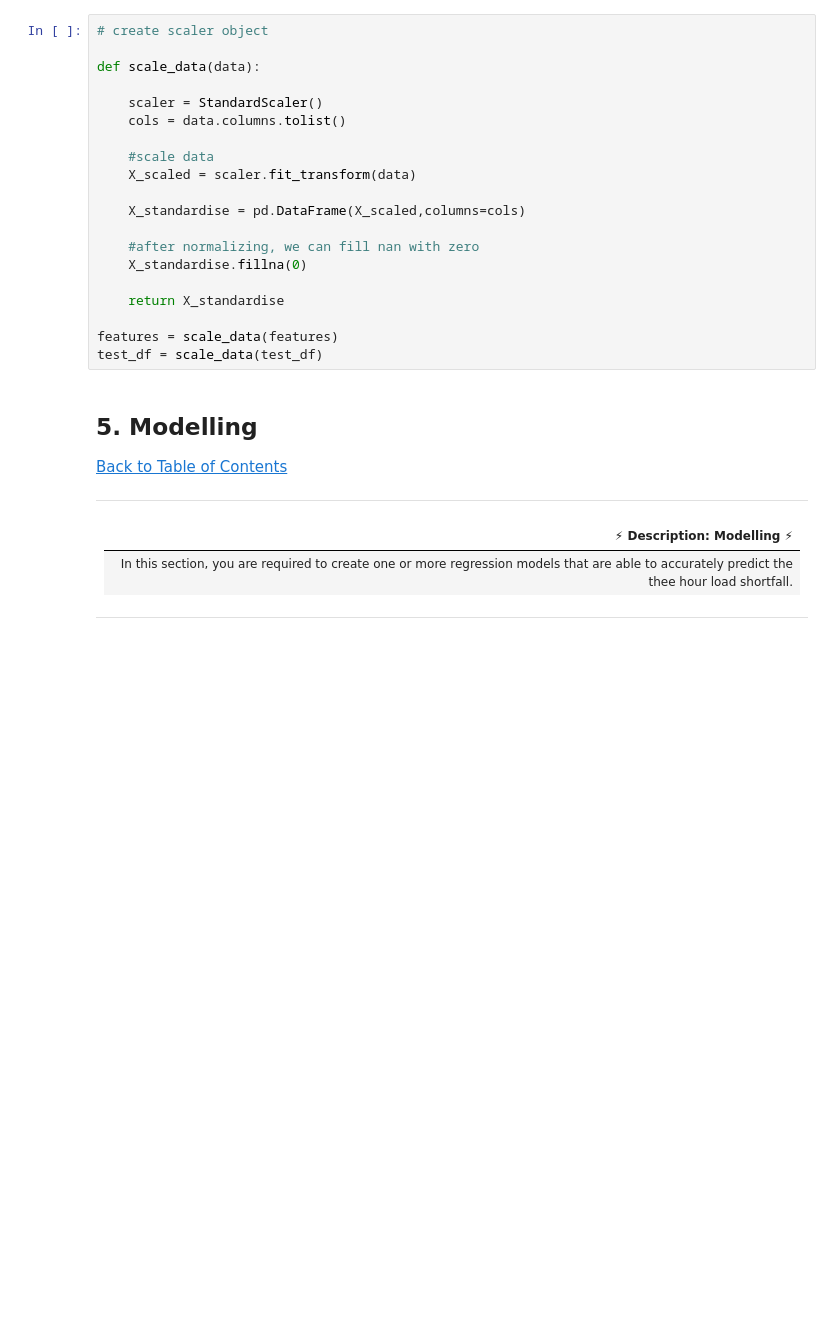
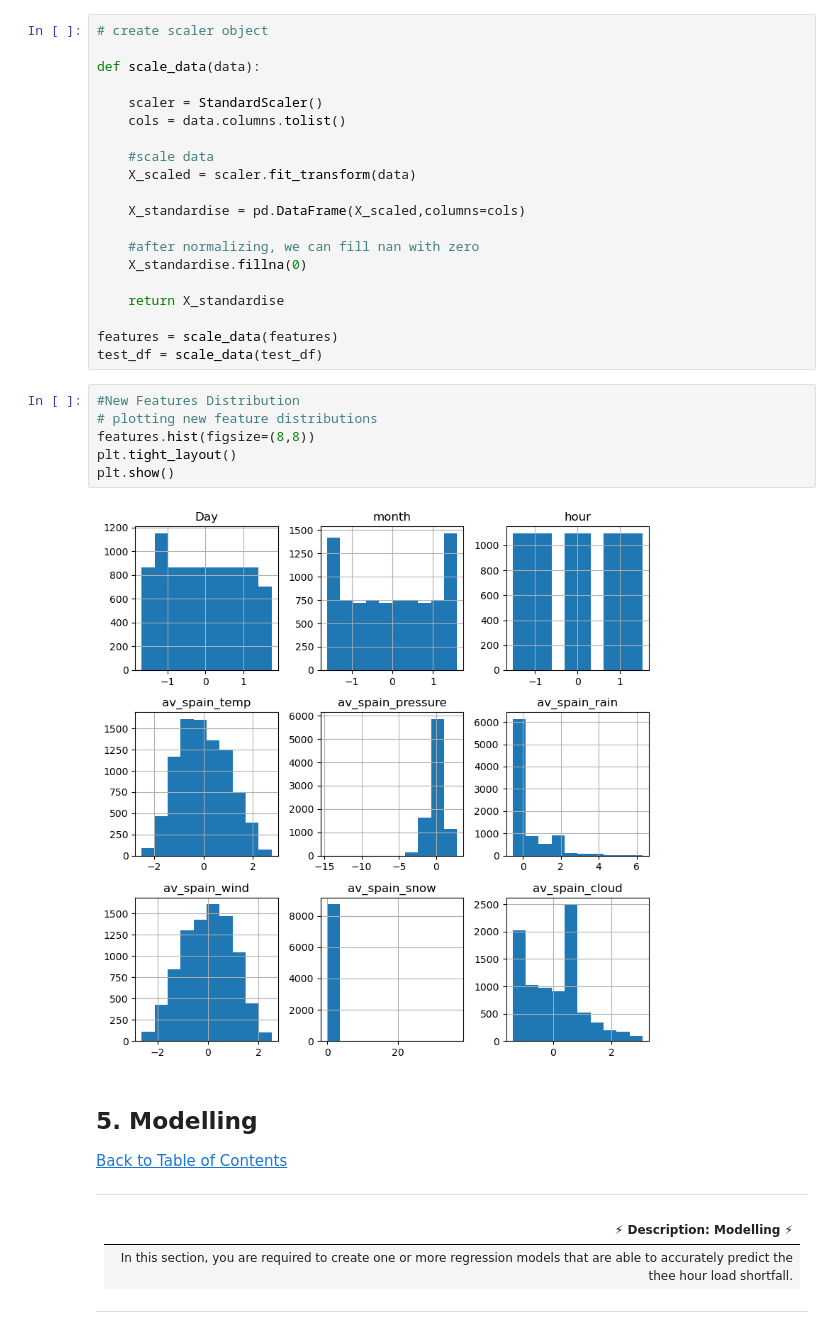
Before and after one commit to Explore-AI/load-shortfall-regression-predict-api, a Jupyter notebook: Advanced_Regression/Advanced-Regression-Starter-Data/starter-notebook_clean.ipynb, the cells around one changed output. Saved outputs shown, nothing was run; the diff lists cells and outputs as text; blank space fills up the shorter version.

```diff
--- a/Advanced_Regression/Advanced-Regression-Starter-Data/starter-notebook_clean.ipynb
+++ b/Advanced_Regression/Advanced-Regression-Starter-Data/starter-notebook_clean.ipynb
@@ -443,6 +443,14 @@ def scale_data(data):
 
 features = scale_data(features)
 test_df = scale_data(test_df)
+# %%
+#New Features Distribution
+# plotting new feature distributions
+features.hist(figsize=(8,8))
+plt.tight_layout()
+plt.show()
+# %% [output]
+[figure, added]
 # %% [markdown]
 <a id="five"></a>
 ## 5. Modelling
```
Also changed, not shown: parts of 9 cells of this notebook, 8 other files.
